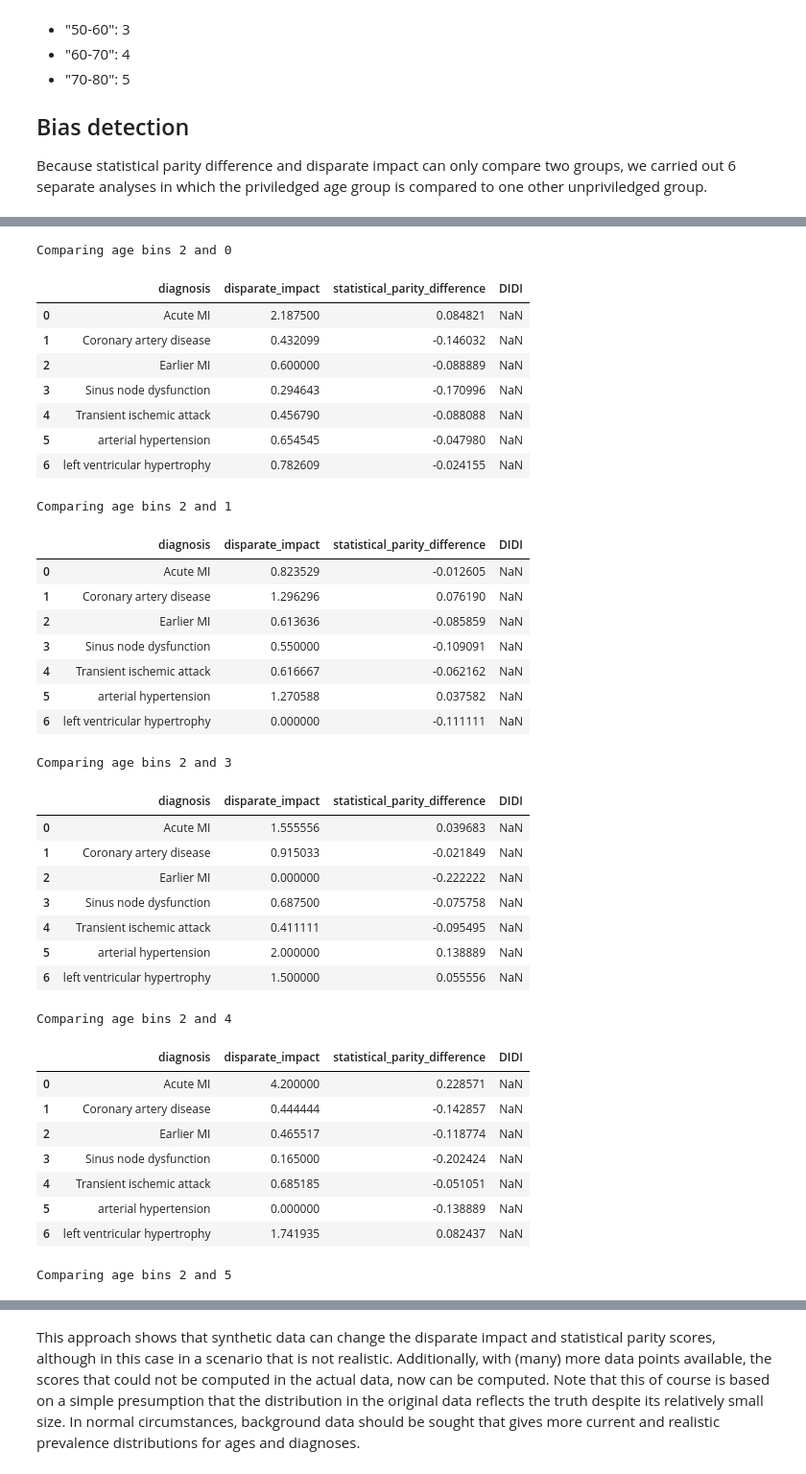
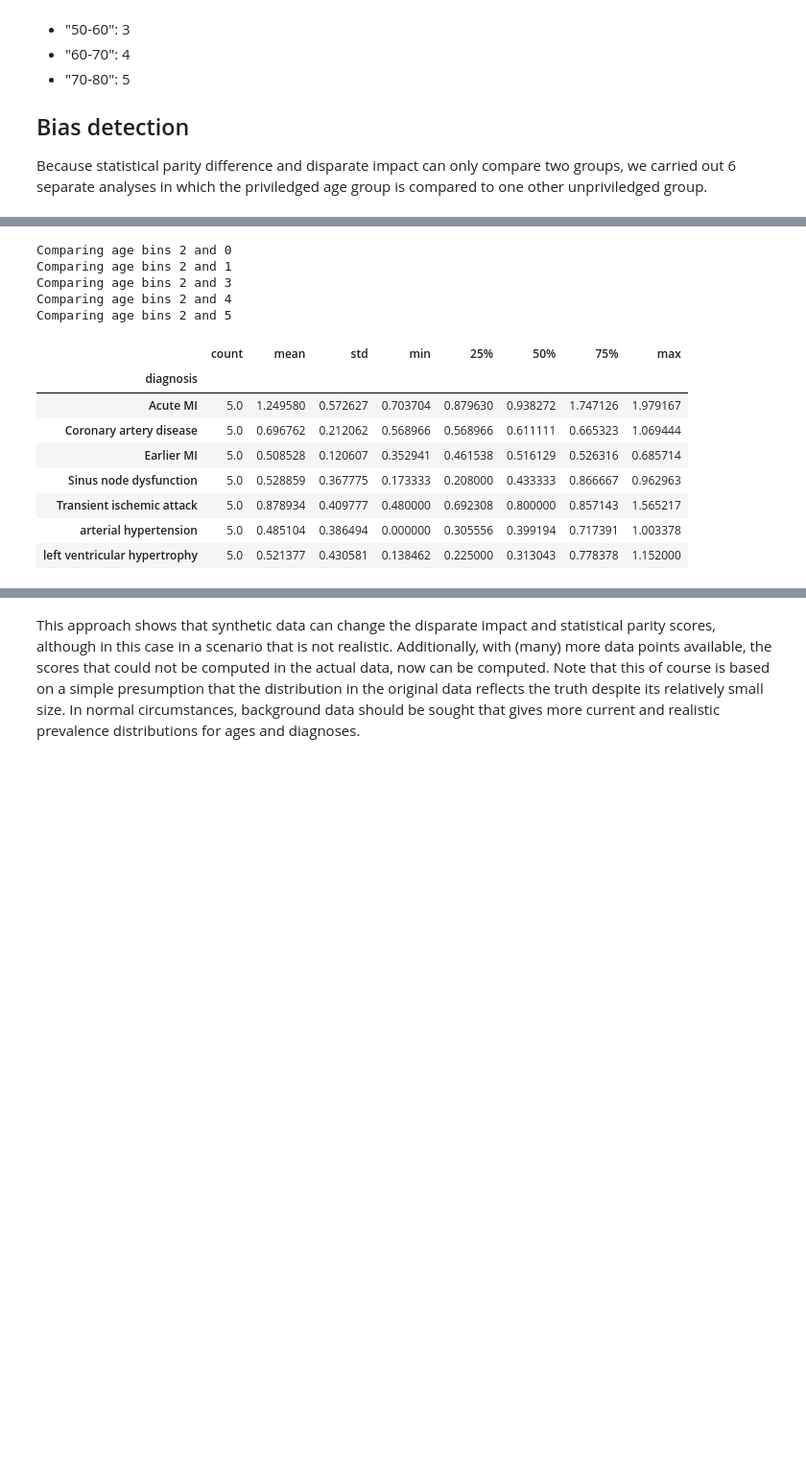
Before and after one commit to aequitas-aod/experiment-hc2-ecg-incartdb, a Jupyter notebook: bias_detection_mitigation.ipynb, the cells around one changed output, grey strips where cells are left out. Shown at 96% size. Drawn from its saved outputs; the diff is of its cells as text; code cells hidden in the pictures; blank space fills up the shorter version.

```diff
--- a/bias_detection_mitigation.ipynb
+++ b/bias_detection_mitigation.ipynb
@@ -205,7 +215,7 @@ Another approach would be to use one of the more complex samplers that can handl
 
 We then polarize the distribution for gender to create a better balance between male and female patients and create a new multivariate sampler with that polarized configuration. From this sampler, we sample the same number of rows and count the number of men and females.
 # %%
-df_multivar = df.drop(columns=['header_file', 'id', 'age'])
+df_multivar = df.drop(columns=['pid', 'age'])
 df_multivar['present'] = df_multivar['present'].apply(lambda x: 'present' if x == 1 else 'absent')
 df_multivar
 # %% [output]
@@ -416,8 +409,8 @@ Considering, for instance, coronary artery disease, we see that except for the 6
 # %%
 age0 = Condition(num_rows=200, column_values={'age_bin': '(0,20]'})
-age1 = Condition(num_rows=100, column_values={'age_bin': '(30,40]'})
-age2 = Condition(num_rows=250, column_values={'age_bin': '(40,50]'})
-age3 = Condition(num_rows=100, column_values={'age_bin': '(50,60]'})
+age1 = Condition(num_rows=200, column_values={'age_bin': '(30,40]'})
+age2 = Condition(num_rows=200, column_values={'age_bin': '(40,50]'})
+age3 = Condition(num_rows=200, column_values={'age_bin': '(50,60]'})
 age4 = Condition(num_rows=200, column_values={'age_bin': '(60,70]'})
 age5 = Condition(num_rows=200, column_values={'age_bin': '(70,80]'})
 conditional_df = synthesizer.sample_from_conditions(conditions=[age0, age1, age2, age3, age4, age5])
@@ -457,54 +450,34 @@ df_test
 # %%
+age_bias = pd.DataFrame()
+
 for upg in [0, 1, 3, 4, 5]:
     d = df_test.copy()
 
     print(f"Comparing age bins 2 and {upg}")
 
     d = d[d['age_bin'].isin([ref_age, upg])]
     d["age_bin"] = np.where(d["age_bin"] == upg, 0, d['age_bin']) # make sure to have unpriv. group be zero label.
 
     with warnings.catch_warnings():
         warnings.simplefilter("ignore")
-        age_bias = f.show_bias(d, "age_bin", ref_age, plot_histogram=False)
+        res = f.show_bias(d, "age_bin", ref_age, plot_histogram=False)
 
-    age_bias['diagnosis'] = age_bias['diagnosis'].replace(reverse_enc).astype(str)
+    res['diagnosis'] = res['diagnosis'].replace(reverse_enc).astype(str)
+    age_bias = pd.concat([age_bias, res], axis=0)
 
-    display(age_bias)
+age_bias.groupby('diagnosis')['disparate_impact'].describe()
 # %% [output]
 Comparing age bins 2 and 0
+Comparing age bins 2 and 1
+Comparing age bins 2 and 3
+Comparing age bins 2 and 4
+Comparing age bins 2 and 5
-|  | diagnosis | disparate_impact | statistical_parity_difference | DIDI |
-| 0 | Acute MI | 2.187500 | 0.084821 | NaN |
-| 1 | Coronary artery disease | 0.432099 | -0.146032 | NaN |
-| 2 | Earlier MI | 0.600000 | -0.088889 | NaN |
-| 3 | Sinus node dysfunction | 0.294643 | -0.170996 | NaN |
-| 4 | Transient ischemic attack | 0.456790 | -0.088088 | NaN |
-| 5 | arterial hypertension | 0.654545 | -0.047980 | NaN |
-| 6 | left ventricular hypertrophy | 0.782609 | -0.024155 | NaN |
+|  | count | mean | std | min | 25% | 50% | 75% | max |
+| diagnosis |  |  |  |  |  |  |  |  |
+| Acute MI | 5.0 | 1.249580 | 0.572627 | 0.703704 | 0.879630 | 0.938272 | 1.747126 | 1.979167 |
+| Coronary artery disease | 5.0 | 0.696762 | 0.212062 | 0.568966 | 0.568966 | 0.611111 | 0.665323 | 1.069444 |
+| Earlier MI | 5.0 | 0.508528 | 0.120607 | 0.352941 | 0.461538 | 0.516129 | 0.526316 | 0.685714 |
+| Sinus node dysfunction | 5.0 | 0.528859 | 0.367775 | 0.173333 | 0.208000 | 0.433333 | 0.866667 | 0.962963 |
+| Transient ischemic attack | 5.0 | 0.878934 | 0.409777 | 0.480000 | 0.692308 | 0.800000 | 0.857143 | 1.565217 |
+| arterial hypertension | 5.0 | 0.485104 | 0.386494 | 0.000000 | 0.305556 | 0.399194 | 0.717391 | 1.003378 |
+| left ventricular hypertrophy | 5.0 | 0.521377 | 0.430581 | 0.138462 | 0.225000 | 0.313043 | 0.778378 | 1.152000 |
-Comparing age bins 2 and 1
-|  | diagnosis | disparate_impact | statistical_parity_difference | DIDI |
-| 0 | Acute MI | 0.823529 | -0.012605 | NaN |
-| 1 | Coronary artery disease | 1.296296 | 0.076190 | NaN |
-| 2 | Earlier MI | 0.613636 | -0.085859 | NaN |
-| 3 | Sinus node dysfunction | 0.550000 | -0.109091 | NaN |
-| 4 | Transient ischemic attack | 0.616667 | -0.062162 | NaN |
-| 5 | arterial hypertension | 1.270588 | 0.037582 | NaN |
-| 6 | left ventricular hypertrophy | 0.000000 | -0.111111 | NaN |
-Comparing age bins 2 and 3
-|  | diagnosis | disparate_impact | statistical_parity_difference | DIDI |
-| 0 | Acute MI | 1.555556 | 0.039683 | NaN |
-| 1 | Coronary artery disease | 0.915033 | -0.021849 | NaN |
-| 2 | Earlier MI | 0.000000 | -0.222222 | NaN |
-| 3 | Sinus node dysfunction | 0.687500 | -0.075758 | NaN |
-| 4 | Transient ischemic attack | 0.411111 | -0.095495 | NaN |
-| 5 | arterial hypertension | 2.000000 | 0.138889 | NaN |
-| 6 | left ventricular hypertrophy | 1.500000 | 0.055556 | NaN |
-Comparing age bins 2 and 4
-|  | diagnosis | disparate_impact | statistical_parity_difference | DIDI |
-| 0 | Acute MI | 4.200000 | 0.228571 | NaN |
-| 1 | Coronary artery disease | 0.444444 | -0.142857 | NaN |
-| 2 | Earlier MI | 0.465517 | -0.118774 | NaN |
-| 3 | Sinus node dysfunction | 0.165000 | -0.202424 | NaN |
-| 4 | Transient ischemic attack | 0.685185 | -0.051051 | NaN |
-| 5 | arterial hypertension | 0.000000 | -0.138889 | NaN |
-| 6 | left ventricular hypertrophy | 1.741935 | 0.082437 | NaN |
-Comparing age bins 2 and 5
```
Also changed, not shown: parts of 26 cells of this notebook, 10 other files.
